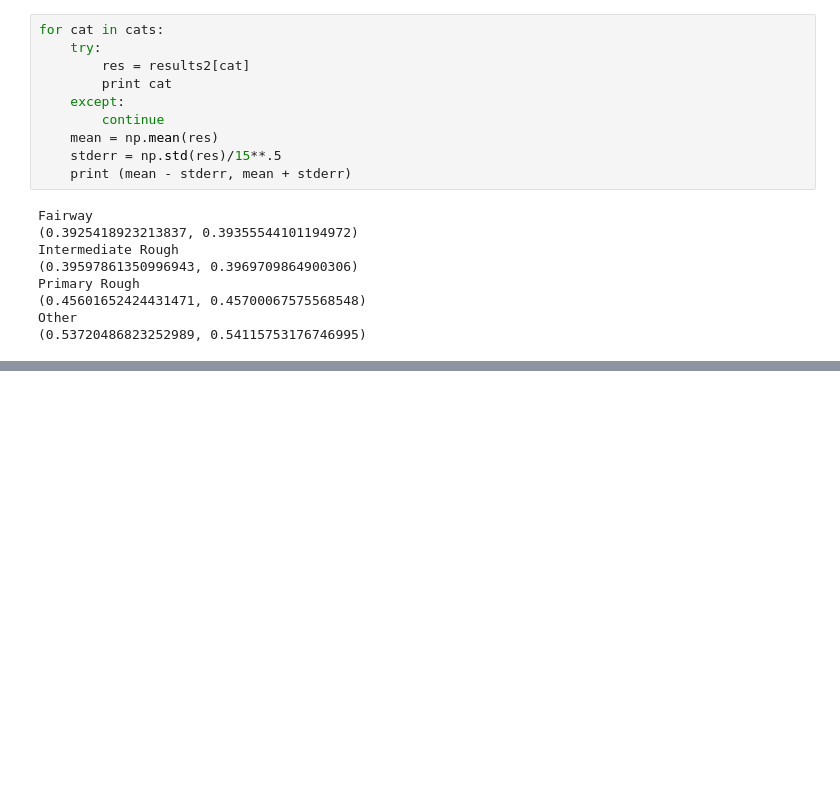
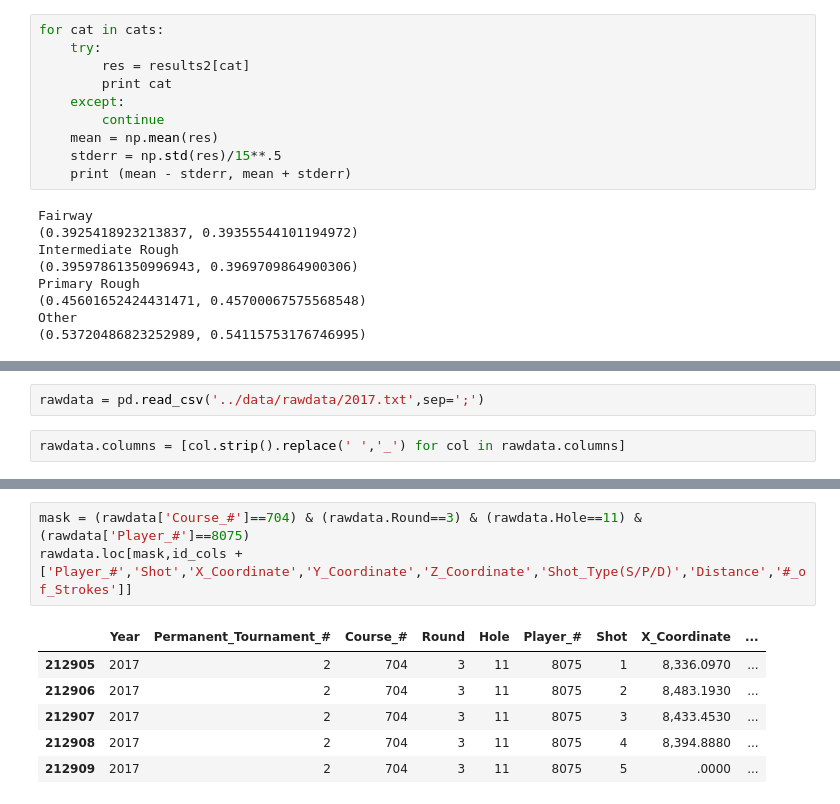
Before and after one commit to adamwlev/StrokesGained2, a Jupyter notebook: Exploration/Untitled7.ipynb, the cells around one changed output, grey strips where cells are left out. Saved outputs shown, nothing was run; the diff lists cells and outputs as text; blank space fills up the shorter version.

```diff
--- a/Exploration/Untitled7.ipynb
+++ b/Exploration/Untitled7.ipynb
@@ -77,0 +132,4 @@ Other
+# %%
+rawdata = pd.read_csv('../data/rawdata/2017.txt',sep=';')
+# %%
+rawdata.columns = [col.strip().replace(' ','_') for col in rawdata.columns]
@@ -77,0 +203,10 @@ Other
+# %%
+mask = (rawdata['Course_#']==704) & (rawdata.Round==3) & (rawdata.Hole==11) & (rawdata['Player_#']==8075)
+rawdata.loc[mask,id_cols + ['Player_#','Shot','X_Coordinate','Y_Coordinate','Z_Coordinate','Shot_Type(S/P/D)','Distance','#_of_Strokes']]
+# %% [output]
+|  | Year | Permanent_Tournament_# | Course_# | Round | Hole | Player_# | Shot | X_Coordinate | ... |
+| 212905 | 2017 | 2 | 704 | 3 | 11 | 8075 | 1 | 8,336.0970 | ... |
+| 212906 | 2017 | 2 | 704 | 3 | 11 | 8075 | 2 | 8,483.1930 | ... |
+| 212907 | 2017 | 2 | 704 | 3 | 11 | 8075 | 3 | 8,433.4530 | ... |
+| 212908 | 2017 | 2 | 704 | 3 | 11 | 8075 | 4 | 8,394.8880 | ... |
+| 212909 | 2017 | 2 | 704 | 3 | 11 | 8075 | 5 | .0000 | ... |
```
Also changed, not shown: parts of 28 cells of this notebook, 7 other files.
